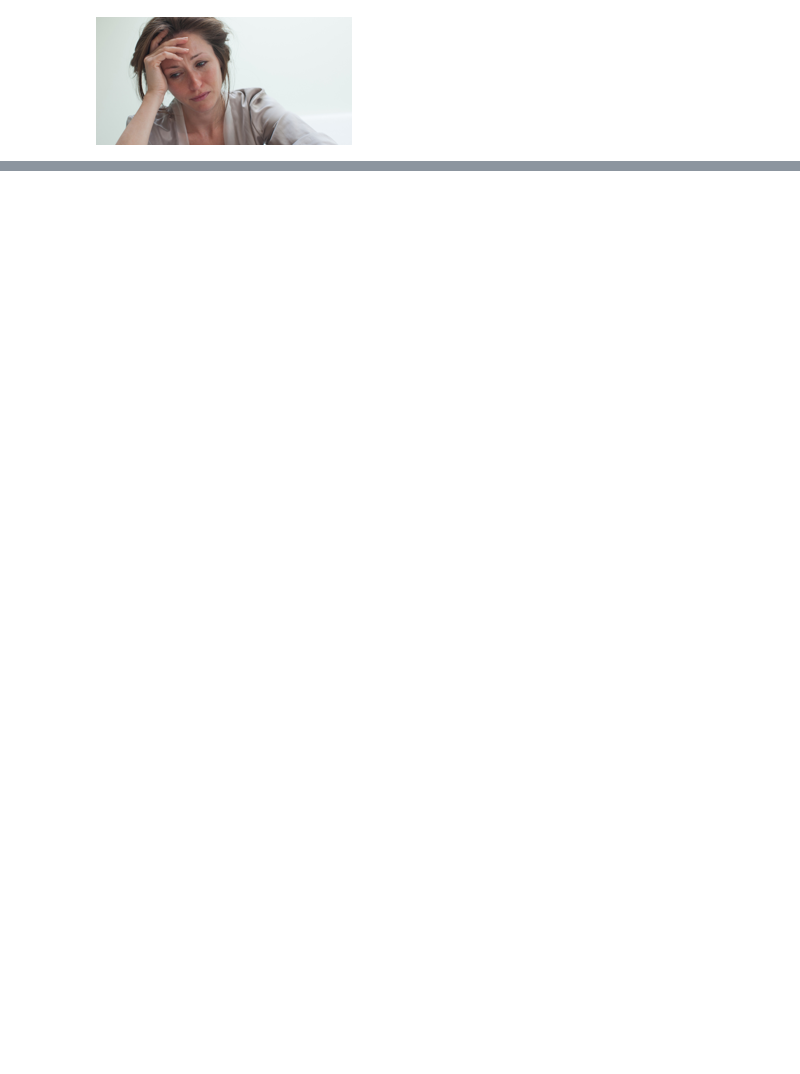
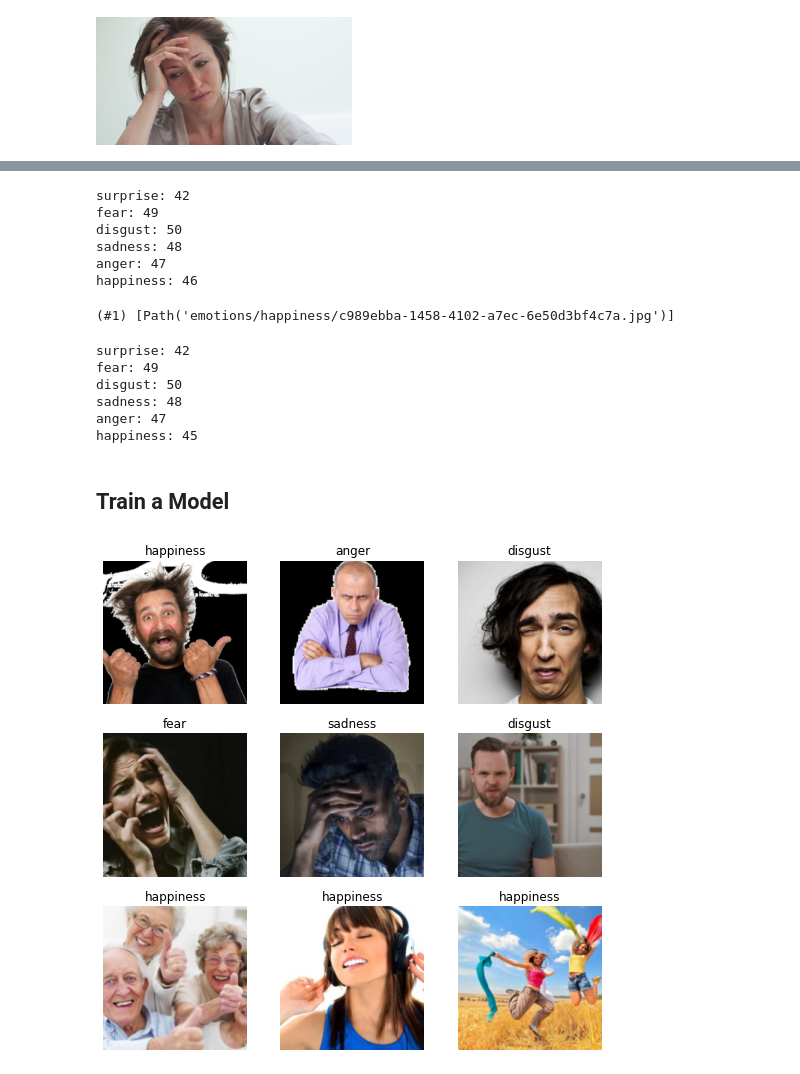
Before and after one commit to fichel/fast.ai-practice, a Jupyter notebook: emotions.ipynb, the cells around one changed output, grey strips where cells are left out. Drawn from its saved outputs; the diff is of its cells as text; code cells hidden in the pictures; blank space fills up the shorter version.

```diff
--- a/emotions.ipynb
+++ b/emotions.ipynb
@@ -83,0 +96,45 @@ resize_images?
+# %%
+# check how many images were downloaded per class
+for p in path.ls():
+    print(f'{p.name}: {len(p.ls())}')
+# %% [output]
+surprise: 42
+fear: 49
+disgust: 50
+sadness: 48
+anger: 47
+happiness: 46
+# %%
+# check failed images and remove them
+failed = verify_images(get_image_files(path))
+failed.map(Path.unlink)
+failed
+# %% [output]
+(#1) [Path('emotions/happiness/c989ebba-1458-4102-a7ec-6e50d3bf4c7a.jpg')]
+# %%
+# check how many images are left
+for p in path.ls():
+    print(f'{p.name}: {len(p.ls())}')
+# %% [output]
+surprise: 42
+fear: 49
+disgust: 50
+sadness: 48
+anger: 47
+happiness: 45
+# %% [markdown]
+## Train a Model
+# %%
+from torchvision.transforms import CenterCrop
+# create dataloaders
+dls = DataBlock(
+    blocks=(ImageBlock, CategoryBlock),
+    get_items=get_image_files,
+    get_y=parent_label,
+    splitter=RandomSplitter(valid_pct=0.2, seed=42),
+    item_tfms=Resize(192)
+).dataloaders(path, bs=32)
+
+dls.show_batch()
+# %% [output]
+[figure, added]
```
Also changed, not shown: parts of 9 cells of this notebook.
